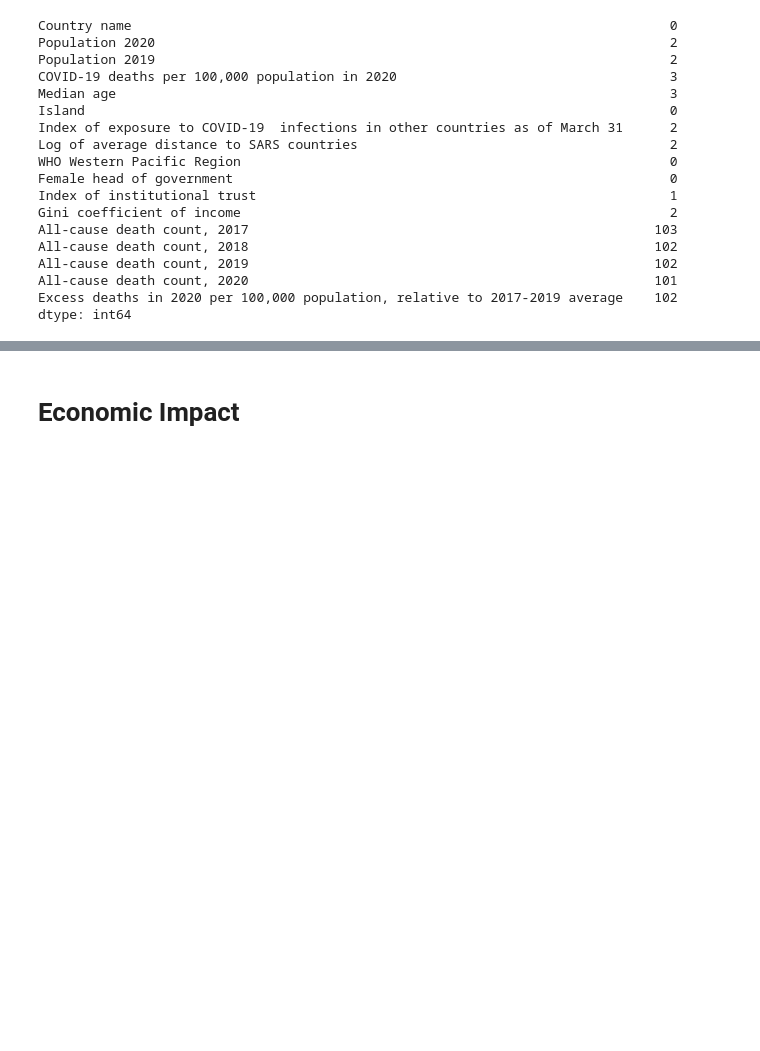
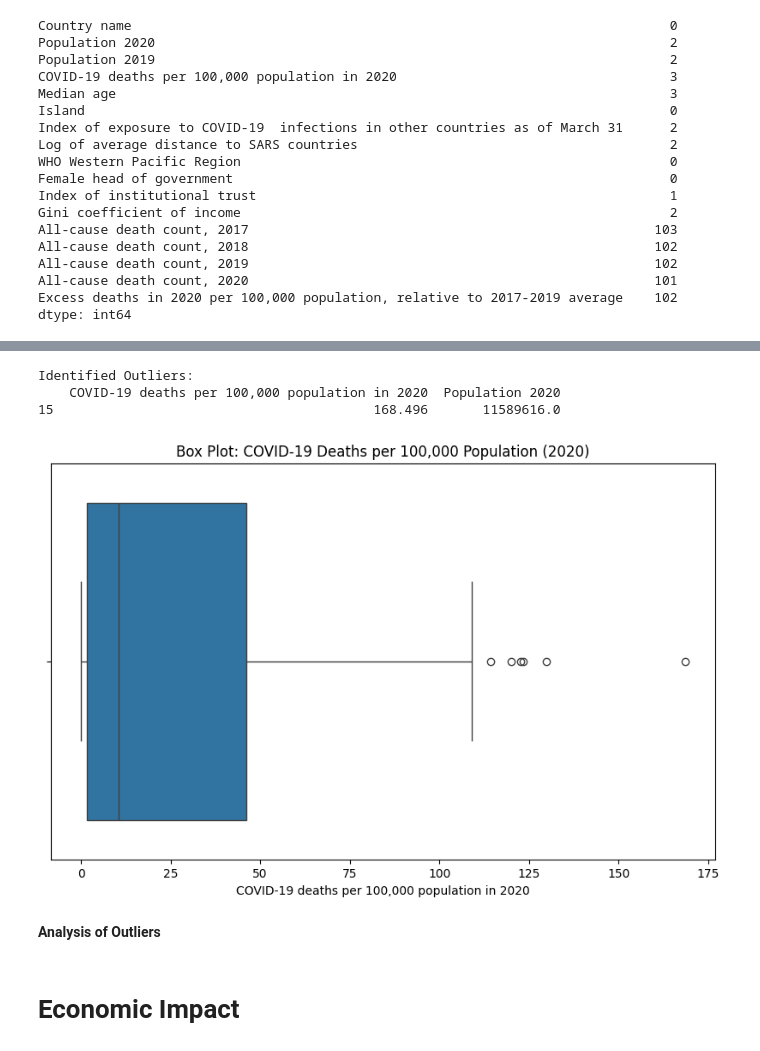
Before and after one commit to Amityadav10x/Data-Science-datasets_Practice, a Jupyter notebook: Covid_Dataset.ipynb, the cells around one changed output, grey strips where cells are left out. Saved outputs shown, nothing was run; the diff lists cells and outputs as text; code cells hidden in the pictures; blank space fills up the shorter version.

```diff
--- a/Covid_Dataset.ipynb
+++ b/Covid_Dataset.ipynb
@@ -105,3 +307,24 @@ dtype: int64
+# %%
+# Calculate Z-scores for COVID-19 deaths per 100,000 population
+z_scores = (extracted_data['COVID-19 deaths per 100,000 population in 2020'] - extracted_data['COVID-19 deaths per 100,000 population in 2020'].mean()) / extracted_data['COVID-19 deaths per 100,000 population in 2020'].std()
+
+threshold = 3
+outliers = extracted_data[z_scores.abs() > threshold]
+
+print("Identified Outliers:")
+print(outliers)
+
+plt.figure(figsize=(10, 6))
+sns.boxplot(x=extracted_data['COVID-19 deaths per 100,000 population in 2020'])
+plt.title('Box Plot: COVID-19 Deaths per 100,000 Population (2020)')
+plt.show()
+# %% [output]
+Identified Outliers:
+    COVID-19 deaths per 100,000 population in 2020  Population 2020
+15                                         168.496       11589616.0
+[figure, added]
+# %% [markdown]
+**Analysis of Outliers**
 # %% [markdown]
 # **Economic Impact**
 # %% [markdown]
```
Also changed, not shown: parts of 17 cells of this notebook.
